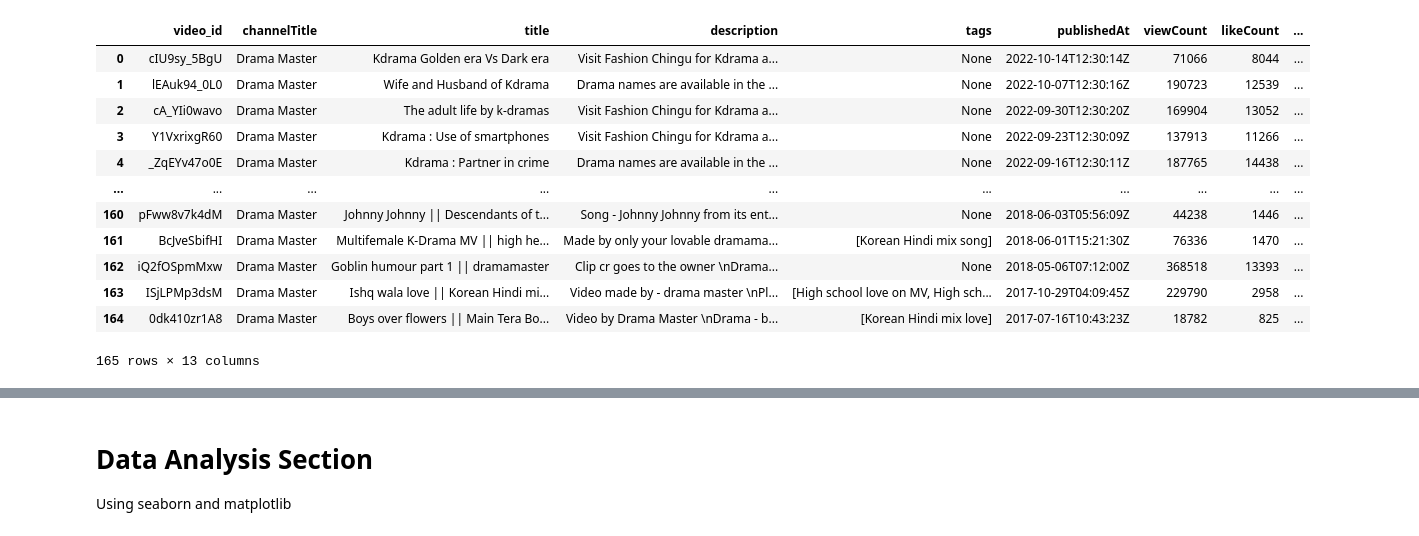
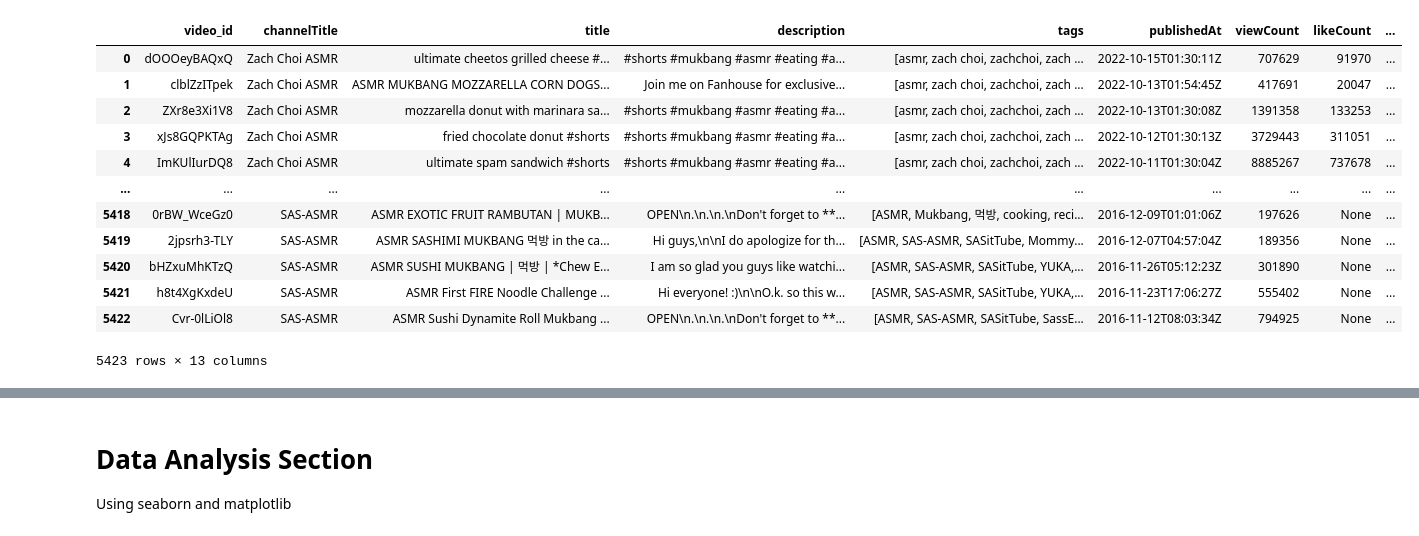
Before and after one commit to shansitads/mukbang-analysis, a Jupyter notebook: Untitled.ipynb, the cells around one changed output, grey strips where cells are left out. Cells and saved outputs as stored; diff of their text form; code cells hidden in the pictures.

```diff
--- a/Untitled.ipynb
+++ b/Untitled.ipynb
@@ -29,4 +40,5 @@ youtube = build("youtube", "v3", developerKey=api_key)
 # %%
-channel_stats = get_channel_stats(youtube, channel_ids)
-channel_stats
+# get channelName, subscriber, views, totalVideos and playlistId of all channels
+channel_data = get_channel_stats(youtube, channel_ids)
+channel_data
 # %% [output]
@@ -35,4 +52,5 @@ channel_stats
-# %%
-playlist_id = channel_stats['playlistId'][0]
-
-video_ids = get_video_ids(youtube, playlist_id)
+# %%
+# Convert count columns ('subscribers', 'views', 'totalVideos') to numeric columns in channel_data
+numeric_cols = ['subscribers', 'views', 'totalVideos']
+channel_data[numeric_cols] = channel_data[numeric_cols].apply(pd.to_numeric, errors='coerce')
+channel_data.dtypes
@@ -38,0 +77,16 @@ video_ids = get_video_ids(youtube, playlist_id)
+# %%
+# Create a dataframe with video statistics and comments from all channels
+
+video_df = pd.DataFrame()
+comments_df = pd.DataFrame()
+
+for i,c in enumerate(channel_data['channelName'].unique()):
+    print("Getting video information from channel: " + c)
+    playlist_id = channel_data['playlistId'][i]
+    video_ids = get_video_ids(youtube, playlist_id)
+
+    # get video data
+    video_data = get_video_details(youtube, video_ids)
+
+    # append video data together
+    video_df = video_df.append(video_data, ignore_index=True)
@@ -39,17 +100,17 @@ video_ids = get_video_ids(youtube, playlist_id)
 # %%
-video_df = get_video_details(youtube, video_ids)
+video_df.to_csv('video_data.csv')
 video_df
 # %% [output]
 |  | video_id | channelTitle | title | description | tags | publishedAt | viewCount | likeCount | ... |
-| 0 | cIU9sy_5BgU | Drama Master | Kdrama Golden era Vs Dark era | Visit Fashion Chingu for Kdrama a... | None | 2022-10-14T12:30:14Z | 71066 | 8044 | ... |
-| 1 | lEAuk94_0L0 | Drama Master | Wife and Husband of Kdrama | Drama names are available in the ... | None | 2022-10-07T12:30:16Z | 190723 | 12539 | ... |
-| 2 | cA_YIi0wavo | Drama Master | The adult life by k-dramas | Visit Fashion Chingu for Kdrama a... | None | 2022-09-30T12:30:20Z | 169904 | 13052 | ... |
-| 3 | Y1VxrixgR60 | Drama Master | Kdrama : Use of smartphones | Visit Fashion Chingu for Kdrama a... | None | 2022-09-23T12:30:09Z | 137913 | 11266 | ... |
-| 4 | _ZqEYv47o0E | Drama Master | Kdrama : Partner in crime | Drama names are available in the ... | None | 2022-09-16T12:30:11Z | 187765 | 14438 | ... |
+| 0 | dOOOeyBAQxQ | Zach Choi ASMR | ultimate cheetos grilled cheese #... | #shorts #mukbang #asmr #eating #a... | [asmr, zach choi, zachchoi, zach ... | 2022-10-15T01:30:11Z | 707629 | 91970 | ... |
+| 1 | clblZzITpek | Zach Choi ASMR | ASMR MUKBANG MOZZARELLA CORN DOGS... | Join me on Fanhouse for exclusive... | [asmr, zach choi, zachchoi, zach ... | 2022-10-13T01:54:45Z | 417691 | 20047 | ... |
+| 2 | ZXr8e3Xi1V8 | Zach Choi ASMR | mozzarella donut with marinara sa... | #shorts #mukbang #asmr #eating #a... | [asmr, zach choi, zachchoi, zach ... | 2022-10-13T01:30:08Z | 1391358 | 133253 | ... |
+| 3 | xJs8GQPKTAg | Zach Choi ASMR | fried chocolate donut #shorts | #shorts #mukbang #asmr #eating #a... | [asmr, zach choi, zachchoi, zach ... | 2022-10-12T01:30:13Z | 3729443 | 311051 | ... |
+| 4 | ImKUlIurDQ8 | Zach Choi ASMR | ultimate spam sandwich #shorts | #shorts #mukbang #asmr #eating #a... | [asmr, zach choi, zachchoi, zach ... | 2022-10-11T01:30:04Z | 8885267 | 737678 | ... |
 | ... | ... | ... | ... | ... | ... | ... | ... | ... | ... |
-| 160 | pFww8v7k4dM | Drama Master | Johnny Johnny || Descendants of t... | Song - Johnny Johnny from its ent... | None | 2018-06-03T05:56:09Z | 44238 | 1446 | ... |
-| 161 | BcJveSbifHI | Drama Master | Multifemale K-Drama MV || high he... | Made by only your lovable dramama... | [Korean Hindi mix song] | 2018-06-01T15:21:30Z | 76336 | 1470 | ... |
-| 162 | iQ2fOSpmMxw | Drama Master | Goblin humour part 1 || dramamaster | Clip cr goes to the owner \nDrama... | None | 2018-05-06T07:12:00Z | 368518 | 13393 | ... |
-| 163 | ISjLPMp3dsM | Drama Master | Ishq wala love || Korean Hindi mi... | Video made by - drama master \nPl... | [High school love on MV, High sch... | 2017-10-29T04:09:45Z | 229790 | 2958 | ... |
-| 164 | 0dk410zr1A8 | Drama Master | Boys over flowers || Main Tera Bo... | Video by Drama Master \nDrama - b... | [Korean Hindi mix love] | 2017-07-16T10:43:23Z | 18782 | 825 | ... |
+| 5418 | 0rBW_WceGz0 | SAS-ASMR | ASMR EXOTIC FRUIT RAMBUTAN | MUKB... | OPEN\n.\n.\n.\nDon't forget to **... | [ASMR, Mukbang, 먹방, cooking, reci... | 2016-12-09T01:01:06Z | 197626 | None | ... |
+| 5419 | 2jpsrh3-TLY | SAS-ASMR | ASMR SASHIMI MUKBANG 먹방 in the ca... | Hi guys,\n\nI do apologize for th... | [ASMR, SAS-ASMR, SASitTube, Mommy... | 2016-12-07T04:57:04Z | 189356 | None | ... |
+| 5420 | bHZxuMhKTzQ | SAS-ASMR | ASMR SUSHI MUKBANG | 먹방 | *Chew E... | I am so glad you guys like watchi... | [ASMR, SAS-ASMR, SASitTube, YUKA,... | 2016-11-26T05:12:23Z | 301890 | None | ... |
+| 5421 | h8t4XgKxdeU | SAS-ASMR | ASMR First FIRE Noodle Challenge ... | Hi everyone! :)\n\nO.k. so this w... | [ASMR, SAS-ASMR, SASitTube, YUKA,... | 2016-11-23T17:06:27Z | 555402 | None | ... |
+| 5422 | Cvr-0lLiOl8 | SAS-ASMR | ASMR Sushi Dynamite Roll Mukbang ... | OPEN\n.\n.\n.\nDon't forget to **... | [ASMR, SAS-ASMR, SASitTube, SassE... | 2016-11-12T08:03:34Z | 794925 | None | ... |
-165 rows × 13 columns
+5423 rows × 13 columns
```
Also changed, not shown: parts of 33 cells of this notebook, 2 other files.
